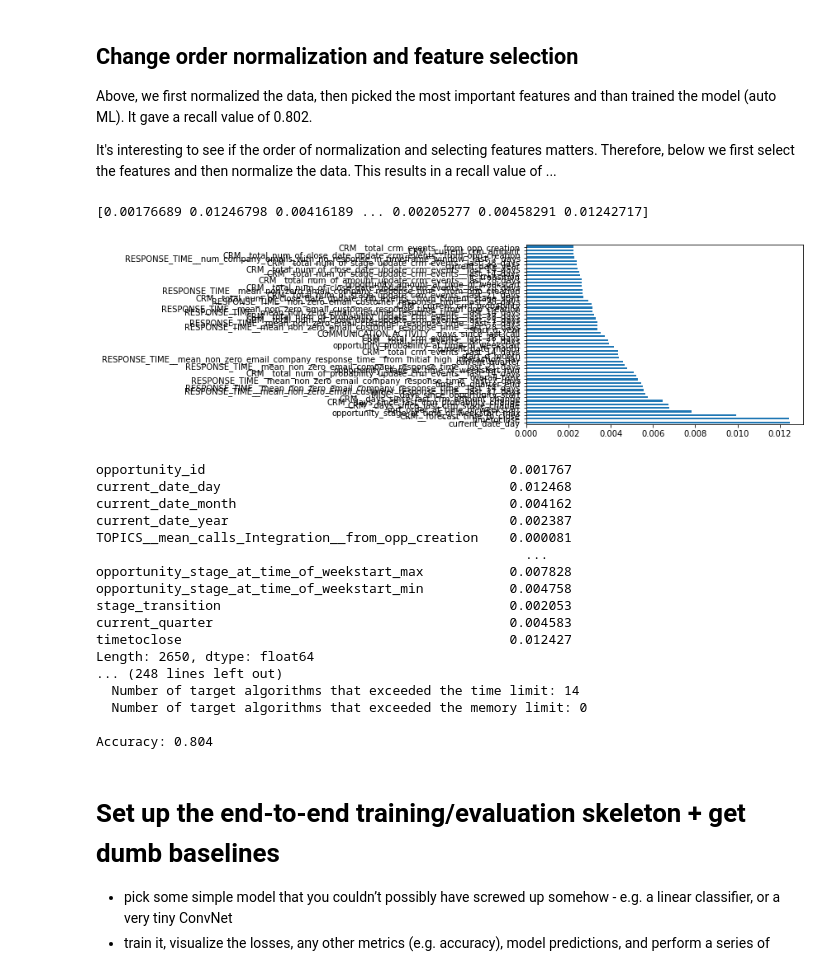
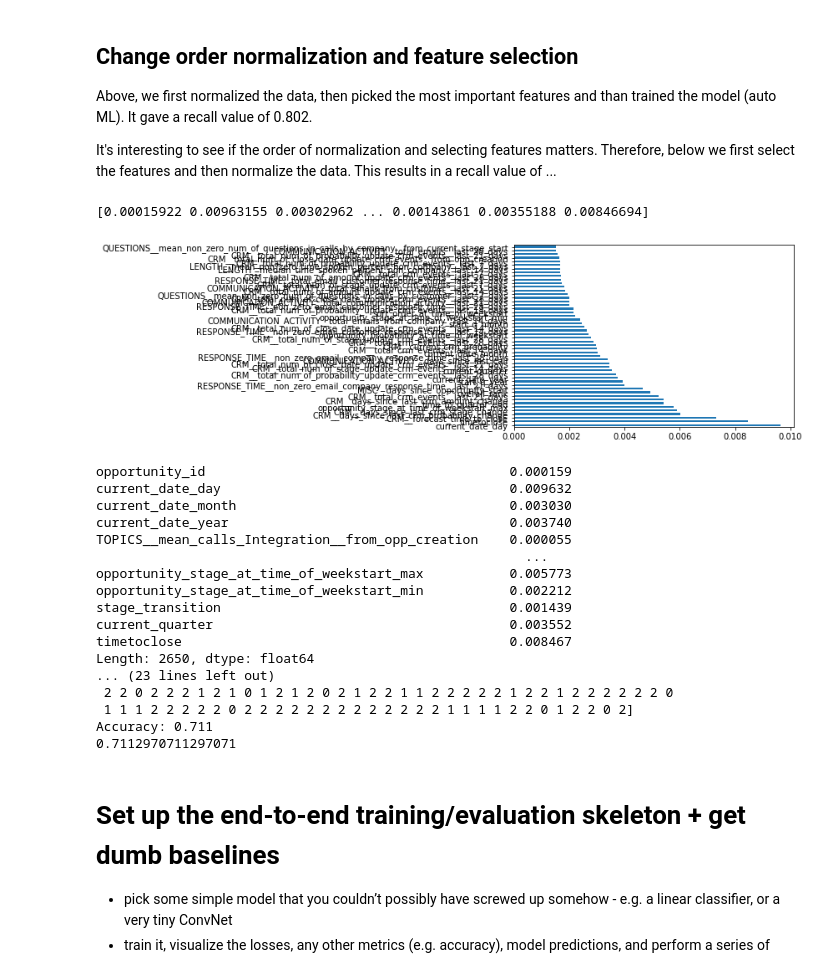
Before and after one commit to annemiekvdleest/Machine_Learning, a Jupyter notebook: ML_project1.ipynb, the cells around one changed output. Cells and saved outputs as stored; diff of their text form; code cells hidden in the pictures.

```diff
--- a/ML_project1.ipynb
+++ b/ML_project1.ipynb
@@ -461,54 +582,70 @@ It's interesting to see if the order of normalization and selecting features mat
 # %%
 # Before: normalize, pick features, train auto ML -
 # Now: pick features, normalize, train auto ML
 
 df = pd.read_csv('train_data.csv')
-df = df.fillna(0)
+df = df.fillna(method = 'bfill', axis=0).fillna(0)
 # pick features
 model = ExtraTreesClassifier()
 model.fit(X,y)
 print(model.feature_importances_) #use inbuilt class feature_importances of tree based classifiers
 #plot graph of feature importances for better visualization
 feat_importances = pd.Series(model.feature_importances_, index=X.columns)
 feat_importances.nlargest(50).plot(kind='barh')
 plt.show()
 print(feat_importances)
 
 # target values
 X_feat = df[feat_importances.nlargest(50).index]
 
 # normalize
 scaler = preprocessing.MinMaxScaler()
 
 col = X_feat.columns
 d = scaler.fit_transform(X_feat)
 scaled_X = pd.DataFrame(d, columns=col) #transform back to dataframe
 scaled_X.head()
 
 # train
-X_train, X_test, y_train, y_test = train_test_split(scaled_X, y, test_size=0.33, random_state=1)
-model = AutoSklearnClassifier(time_left_for_this_task=2*60, per_run_time_limit=30, n_jobs=8)
-model.fit(X_train, y_train)
-print(model.sprint_statistics())
-y_hat = model.predict(X_test)
-print(y_hat)
+# NN
+from sklearn.model_selection import train_test_split
+
+X_train, X_test, y_train, y_test = train_test_split(scaled_X,y, test_size=0.3,random_state=seed)
+
+from sklearn.neighbors import KNeighborsClassifier
+
+clf = KNeighborsClassifier()
+
+clf.fit(X_train, y_train)
+
+y_pred_train = clf.predict(X_train)
+
+y_pred_test = clf.predict(X_test)
+
+print(y_test)
+print(y_pred_test)
+
+acc = accuracy_score(y_test, y_pred_test)
+print("Accuracy: %.3f" % acc)
+recall = recall_score(y_test, y_pred_test, average='micro')
+print(recall)
 # %% [output]
-[0.00176689 0.01246798 0.00416189 ... 0.00205277 0.00458291 0.01242717]
+[0.00015922 0.00963155 0.00302962 ... 0.00143861 0.00355188 0.00846694]
-[figure, old version]
+[figure, new version]
-opportunity_id                                       0.001767
-current_date_day                                     0.012468
-current_date_month                                   0.004162
-current_date_year                                    0.002387
-TOPICS__mean_calls_Integration__from_opp_creation    0.000081
+opportunity_id                                       0.000159
+current_date_day                                     0.009632
+current_date_month                                   0.003030
+current_date_year                                    0.003740
+TOPICS__mean_calls_Integration__from_opp_creation    0.000055
                                                        ...
-opportunity_stage_at_time_of_weekstart_max           0.007828
-opportunity_stage_at_time_of_weekstart_min           0.004758
-stage_transition                                     0.002053
-current_quarter                                      0.004583
-timetoclose                                          0.012427
+opportunity_stage_at_time_of_weekstart_max           0.005773
+opportunity_stage_at_time_of_weekstart_min           0.002212
+stage_transition                                     0.001439
+current_quarter                                      0.003552
+timetoclose                                          0.008467
 Length: 2650, dtype: float64
-... (248 lines left out)
-  Number of target algorithms that exceeded the time limit: 14
-  Number of target algorithms that exceeded the memory limit: 0
-
-Accuracy: 0.804
+... (23 lines left out)
+ 2 2 0 2 2 2 1 2 1 0 1 2 1 2 0 2 1 2 2 1 1 2 2 2 2 2 1 2 2 1 2 2 2 2 2 2 0
+ 1 1 1 2 2 2 2 2 0 2 2 2 2 2 2 2 2 2 2 2 2 2 1 1 1 1 2 2 0 1 2 2 0 2]
+Accuracy: 0.711
+0.7112970711297071
```
Also changed, not shown: parts of 27 cells of this notebook.
